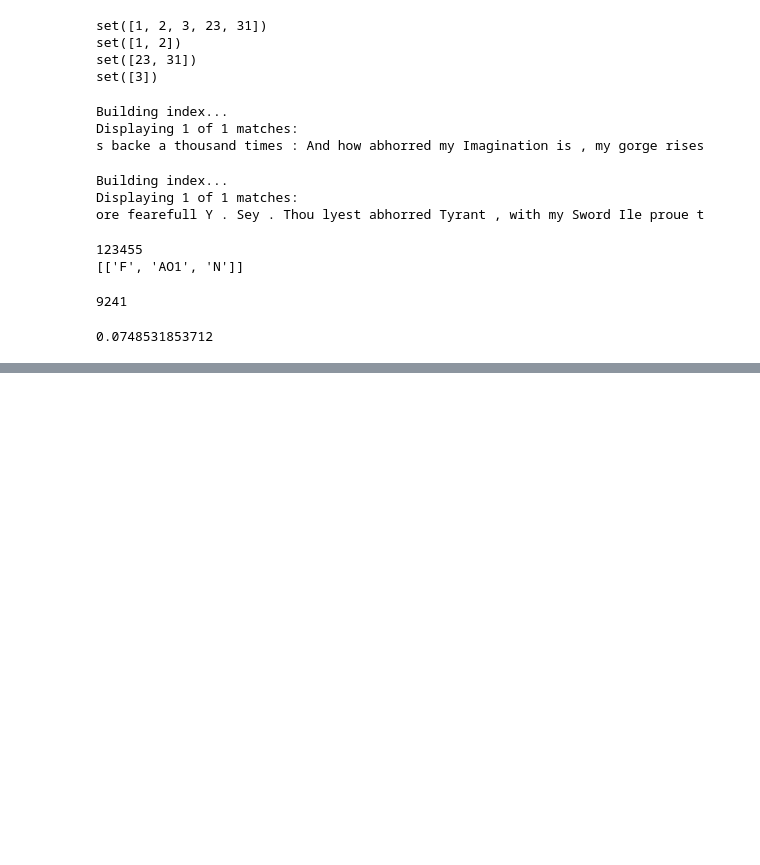
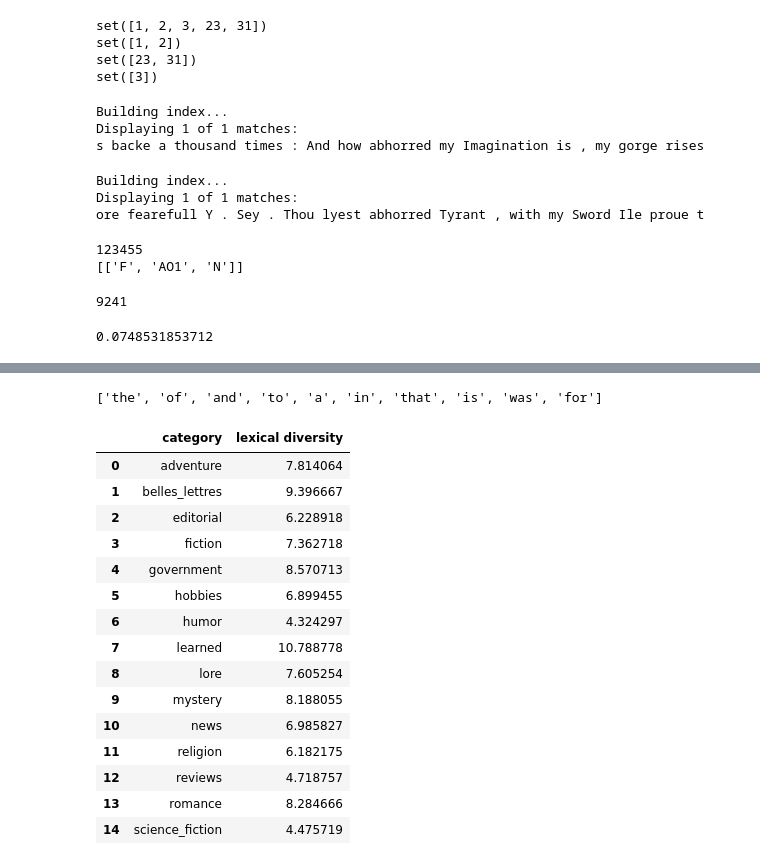
Before and after one commit to rubychilds/Natural_Language_Processing, a Jupyter notebook: ch2-exercises.ipynb, the cells around one changed output, grey strips where cells are left out. Cells and saved outputs as stored; diff of their text form; code cells hidden in the pictures; blank space fills up the shorter version.

```diff
--- a/ch2-exercises.ipynb
+++ b/ch2-exercises.ipynb
@@ -315,0 +327,4 @@ a member of the genus Canis (probably descended from the common wolf) that has b
+# %%
+print final_words[:10]
+# %% [output]
+['the', 'of', 'and', 'to', 'a', 'in', 'that', 'is', 'was', 'for']
@@ -315,0 +334,24 @@ a member of the genus Canis (probably descended from the common wolf) that has b
+# %%
+def lexical_diversity(text):
+    return len(text) / len(set(text))
+# %%
+lexical_div_of_categories  = [(category, lexical_diversity(brown.words(categories = category)) ) for category in brown.categories()]
+# %%
+pd.DataFrame(lexical_div_of_categories, columns=['category', 'lexical diversity'])
+# %% [output]
+|  | category | lexical diversity |
+| 0 | adventure | 7.814064 |
+| 1 | belles_lettres | 9.396667 |
+| 2 | editorial | 6.228918 |
+| 3 | fiction | 7.362718 |
+| 4 | government | 8.570713 |
+| 5 | hobbies | 6.899455 |
+| 6 | humor | 4.324297 |
+| 7 | learned | 10.788778 |
+| 8 | lore | 7.605254 |
+| 9 | mystery | 8.188055 |
+| 10 | news | 6.985827 |
+| 11 | religion | 6.182175 |
+| 12 | reviews | 4.718757 |
+| 13 | romance | 8.284666 |
+| 14 | science_fiction | 4.475719 |
```
Also changed, not shown: parts of 22 cells of this notebook, 2 other files.
